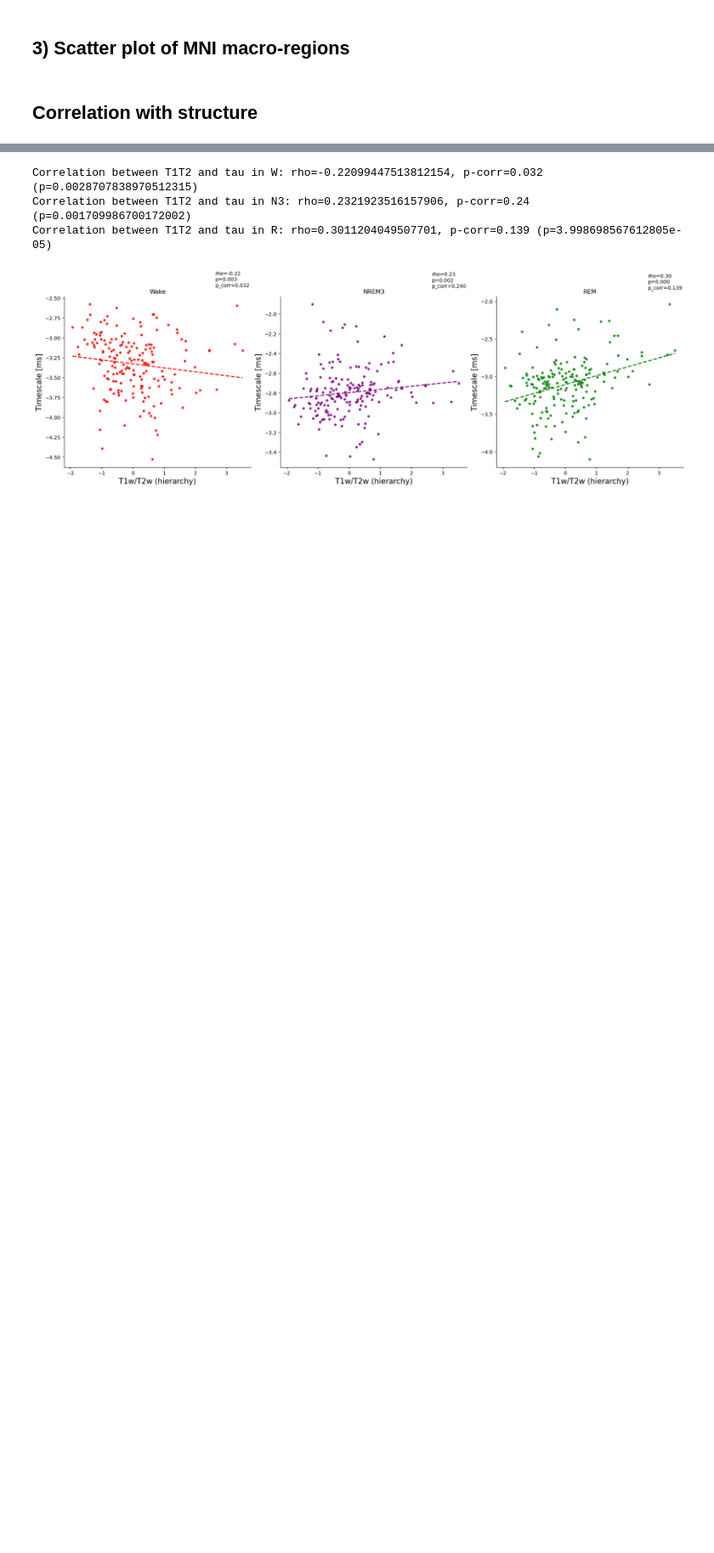
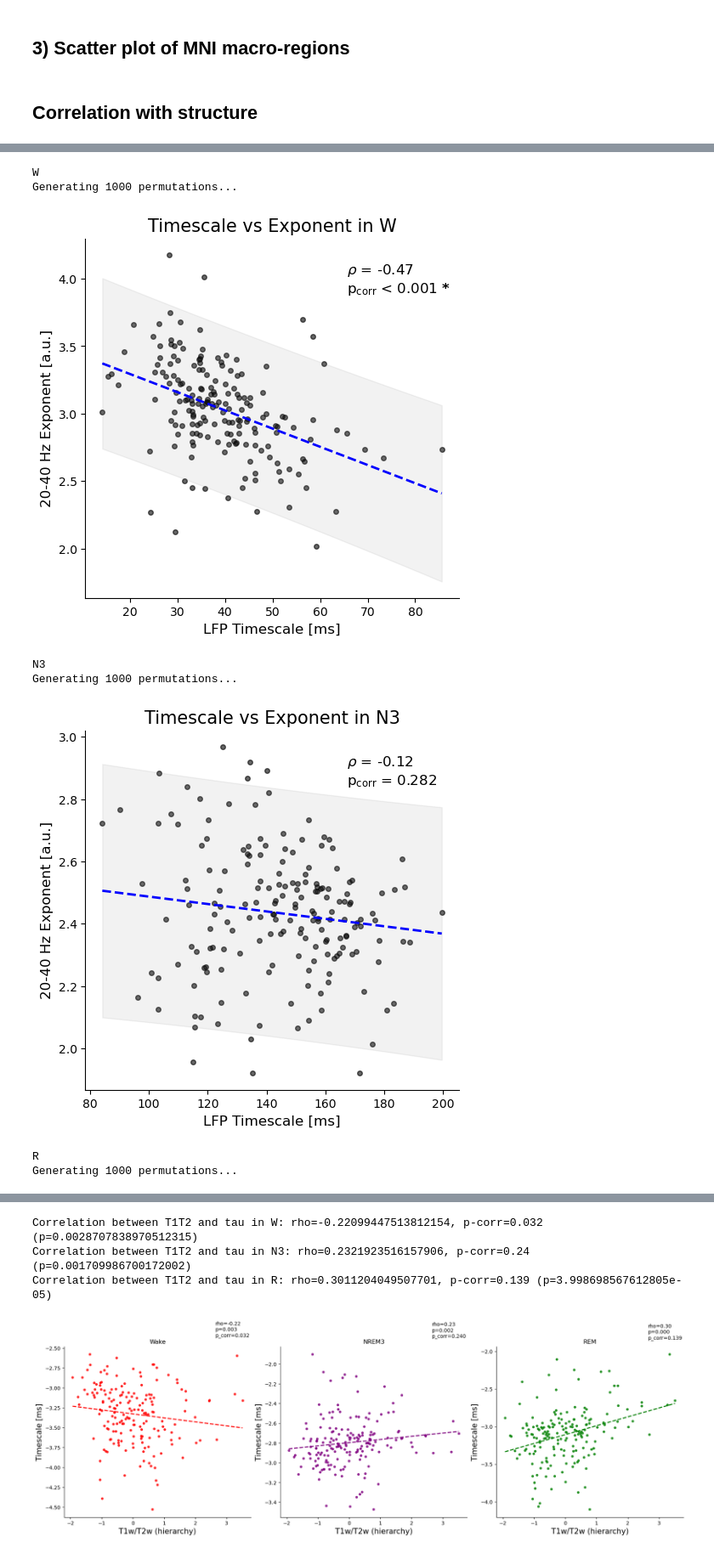
Before and after one commit to cusinatr/MNI-Analysis, a Jupyter notebook: plot_mni_exp.ipynb, the cells around one changed output, grey strips where cells are left out. Shown at 85% size. Saved outputs shown, nothing was run; the diff lists cells and outputs as text; code cells hidden in the pictures; blank space fills up the shorter version.

```diff
--- a/plot_mni_exp.ipynb
+++ b/plot_mni_exp.ipynb
@@ -225,0 +244,43 @@ MoranRandomization(n_rep=1000, random_state=29, tol=1e-06)
+# %%
+df_exp = {
+    "W": pd.read_csv(res_path.joinpath(f"{data_name}_parc_W.csv"), index_col=0),
+    "N3": pd.read_csv(res_path.joinpath(f"{data_name}_parc_N3.csv"), index_col=0),
+    "R": pd.read_csv(res_path.joinpath(f"{data_name}_parc_R.csv"), index_col=0),
+}
+
+df_tau_lfp = {
+    stage: pd.read_csv(
+        data_path.joinpath("Results_acf_fit_exp", f"tau_parc_{stage}.csv"), index_col=0
+    )
+    for stage in ["W", "N3", "R"]
+}
+# %%
+for stage in ["W", "N3", "R"]:
+
+    print(stage)
+    fig, ax = plt.subplots(1, 1, figsize=(5, 5), layout="constrained")
+    x = df_tau_lfp[stage].loc[df_exp[stage].index].to_numpy().squeeze()
+    y = df_exp[stage].to_numpy().squeeze()
+    rho, p_corr = uti.get_pcorr(x, y, map_coords, method="vasa", corr_type="spearman")
+    ax = plot_corr(
+        ax,
+        x,
+        y,
+        rho,
+        p_corr,
+        color_line="b",
+        title=f"Timescale vs Exponent in {stage}",
+        xlabel="LFP Timescale [ms]",
+        ylabel="20-40 Hz Exponent [a.u.]",
+    )
+
+    plt.show()
+# %% [output]
+W
+Generating 1000 permutations...
+[figure, added]
+N3
+Generating 1000 permutations...
+[figure, added]
+R
+Generating 1000 permutations...
```
Also changed, not shown: parts of 12 cells of this notebook, 3 other files.
